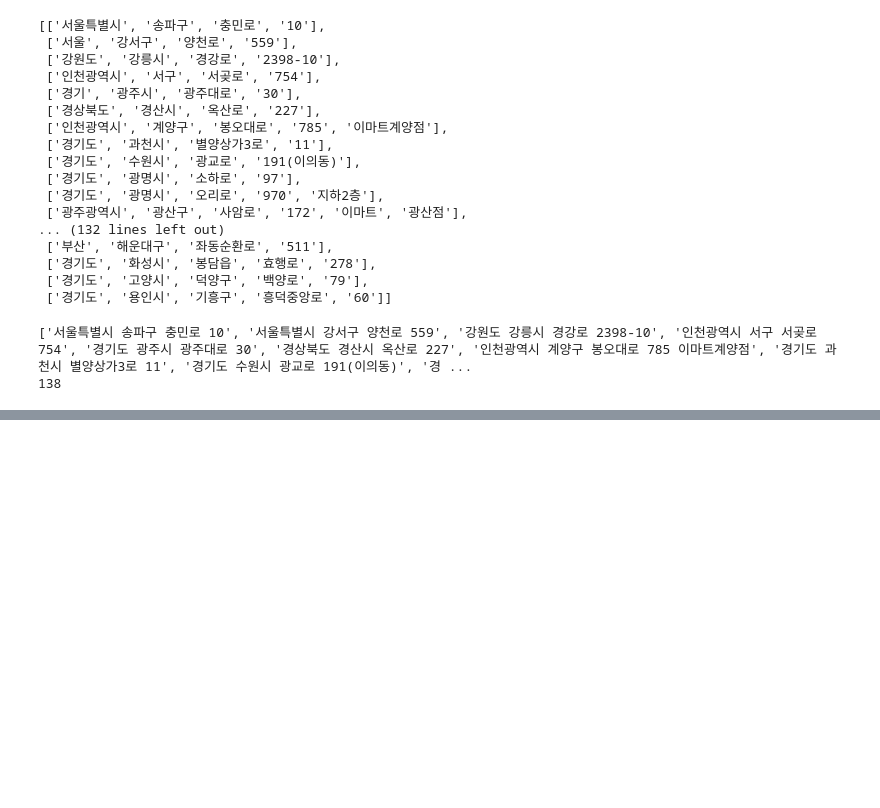
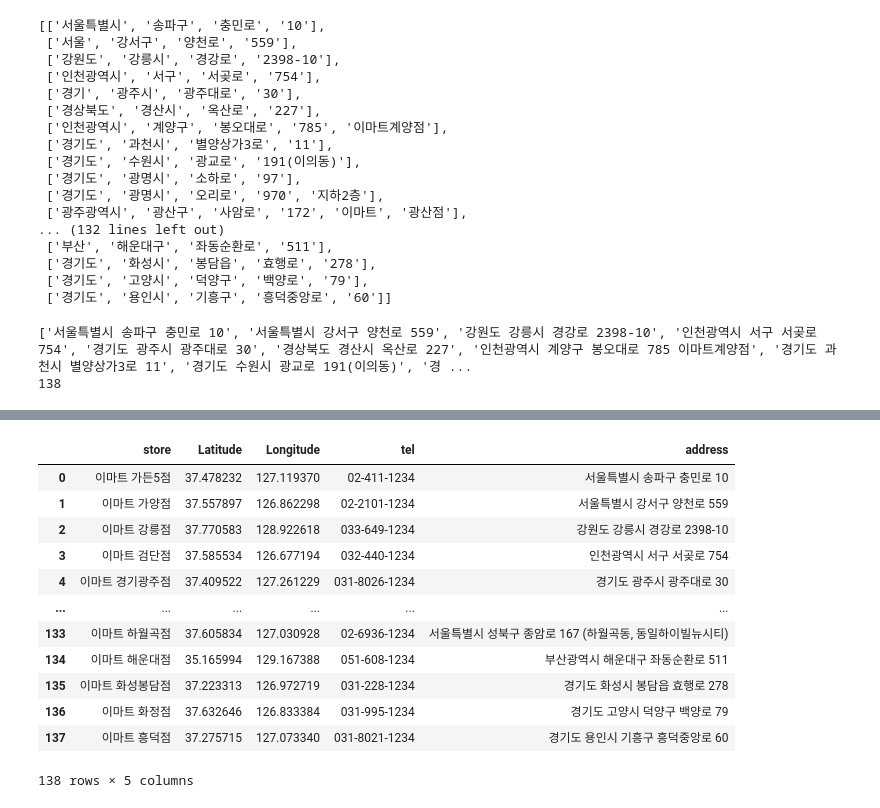
Before and after one commit to sohee0/4Mart, a Jupyter notebook: Emart/이마트수정.ipynb, the cells around one changed output, grey strips where cells are left out. Saved outputs shown, nothing was run; the diff lists cells and outputs as text; code cells hidden in the pictures; blank space fills up the shorter version.

```diff
--- a/Emart/이마트수정.ipynb
+++ b/Emart/이마트수정.ipynb
@@ -95,2 +118,17 @@ emart2.tail()
 # %%
-emart2=emart2.drop(columns=['address'])
+emart2=emart2.rename(columns={'address2':'address'})
+emart2
+# %% [output]
+|  | store | Latitude | Longitude | tel | address |
+| 0 | 이마트 가든5점 | 37.478232 | 127.119370 | 02-411-1234 | 서울특별시 송파구 충민로 10 |
+| 1 | 이마트 가양점 | 37.557897 | 126.862298 | 02-2101-1234 | 서울특별시 강서구 양천로 559 |
+| 2 | 이마트 강릉점 | 37.770583 | 128.922618 | 033-649-1234 | 강원도 강릉시 경강로 2398-10 |
+| 3 | 이마트 검단점 | 37.585534 | 126.677194 | 032-440-1234 | 인천광역시 서구 서곶로 754 |
+| 4 | 이마트 경기광주점 | 37.409522 | 127.261229 | 031-8026-1234 | 경기도 광주시 광주대로 30 |
+| ... | ... | ... | ... | ... | ... |
+| 133 | 이마트 하월곡점 | 37.605834 | 127.030928 | 02-6936-1234 | 서울특별시 성북구 종암로 167 (하월곡동, 동일하이빌뉴시티) |
+| 134 | 이마트 해운대점 | 35.165994 | 129.167388 | 051-608-1234 | 부산광역시 해운대구 좌동순환로 511 |
+| 135 | 이마트 화성봉담점 | 37.223313 | 126.972719 | 031-228-1234 | 경기도 화성시 봉담읍 효행로 278 |
+| 136 | 이마트 화정점 | 37.632646 | 126.833384 | 031-995-1234 | 경기도 고양시 덕양구 백양로 79 |
+| 137 | 이마트 흥덕점 | 37.275715 | 127.073340 | 031-8021-1234 | 경기도 용인시 기흥구 흥덕중앙로 60 |
+138 rows × 5 columns
```
Also changed, not shown: parts of 7 cells of this notebook, 4 other files.
